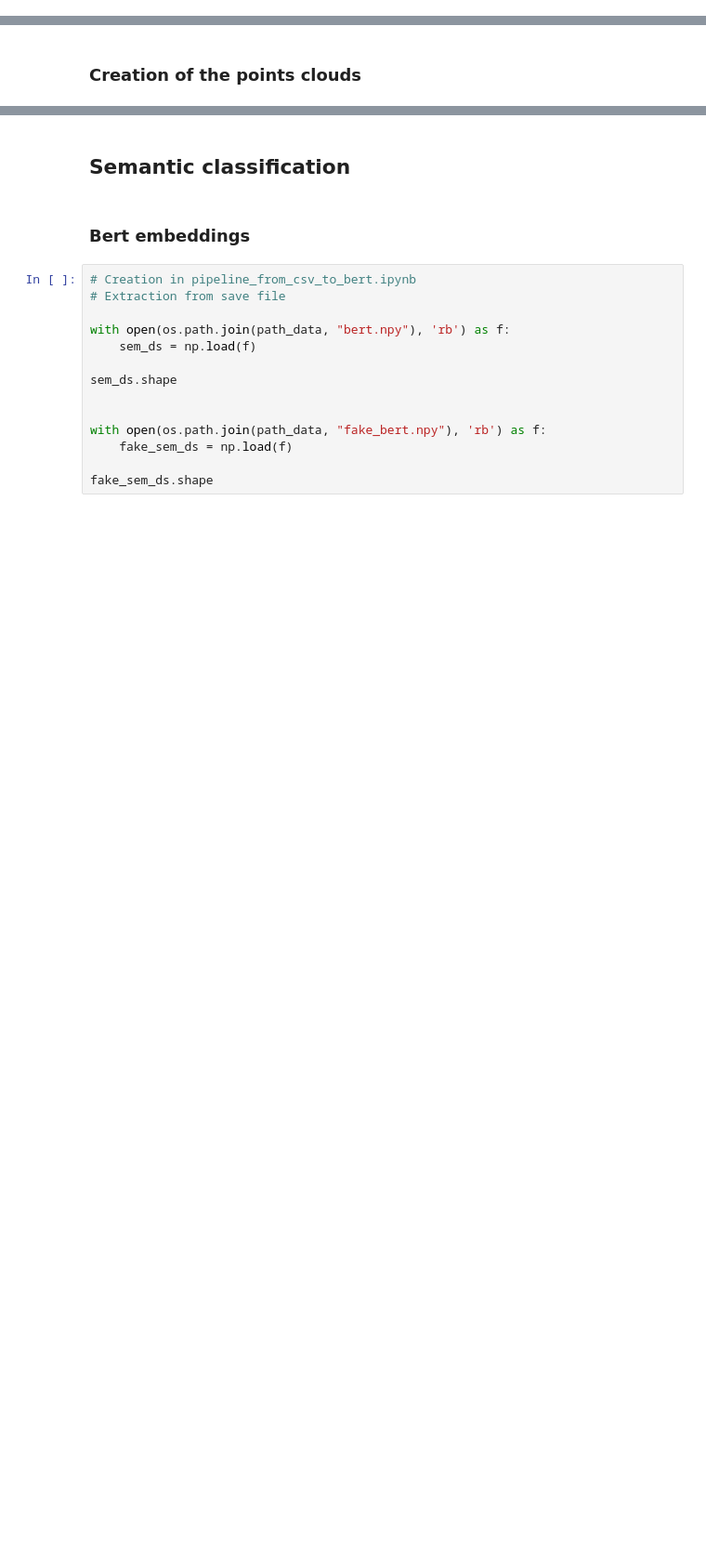
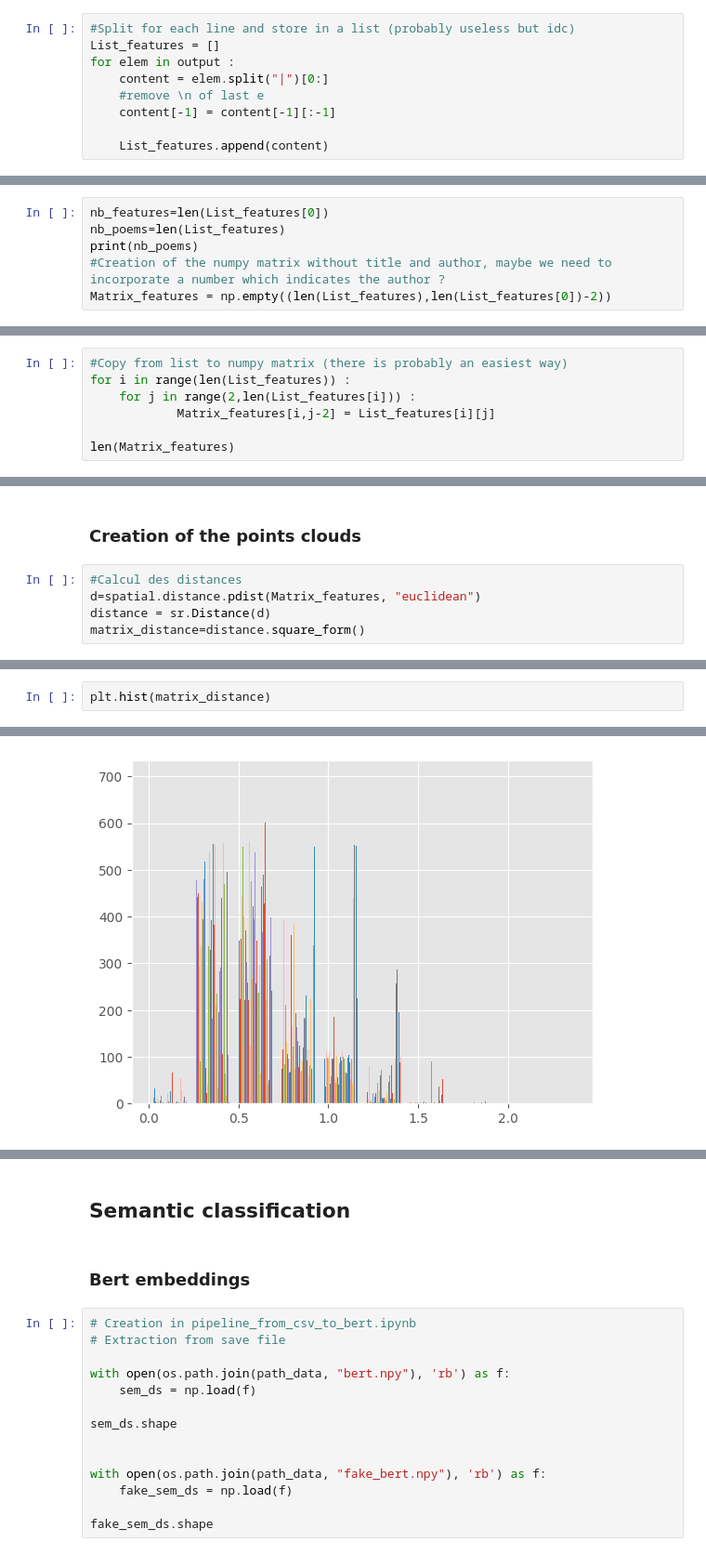
Before and after one commit to AGarciaCast/poetryTopology, a Jupyter notebook: poetryTopology.ipynb, the cells around one changed output, grey strips where cells are left out. Shown at 93% size. Saved outputs shown, nothing was run; the diff lists cells and outputs as text; blank space fills up the shorter version.

```diff
--- a/poetryTopology.ipynb
+++ b/poetryTopology.ipynb
@@ -384,0 +394,9 @@ style_fake_ds.shape
+# %%
+#Split for each line and store in a list (probably useless but idc)
+List_features = []
+for elem in output :
+    content = elem.split("|")[0:]
+    #remove \n of last e
+    content[-1] = content[-1][:-1]
+
+    List_features.append(content)
@@ -384,0 +423,6 @@ style_fake_ds.shape
+# %%
+nb_features=len(List_features[0])
+nb_poems=len(List_features)
+print(nb_poems)
+#Creation of the numpy matrix without title and author, maybe we need to incorporate a number which indicates the author ?
+Matrix_features = np.empty((len(List_features),len(List_features[0])-2))
@@ -384,0 +431,7 @@ style_fake_ds.shape
+# %%
+#Copy from list to numpy matrix (there is probably an easiest way)
+for i in range(len(List_features)) :
+    for j in range(2,len(List_features[i])) :
+            Matrix_features[i,j-2] = List_features[i][j]
+
+len(Matrix_features)
@@ -385,2 +456,7 @@ style_fake_ds.shape
 # %% [markdown]
 ### Creation of the points clouds
+# %%
+#Calcul des distances
+d=spatial.distance.pdist(Matrix_features, "euclidean")
+distance = sr.Distance(d)
+matrix_distance=distance.square_form()
@@ -386,0 +475,3 @@ style_fake_ds.shape
+# %%
+plt.hist(matrix_distance)
+# %% [output]
@@ -386,0 +489 @@ style_fake_ds.shape
+[figure, added]
```
Also changed, not shown: parts of 12 cells of this notebook, 2 other files.
